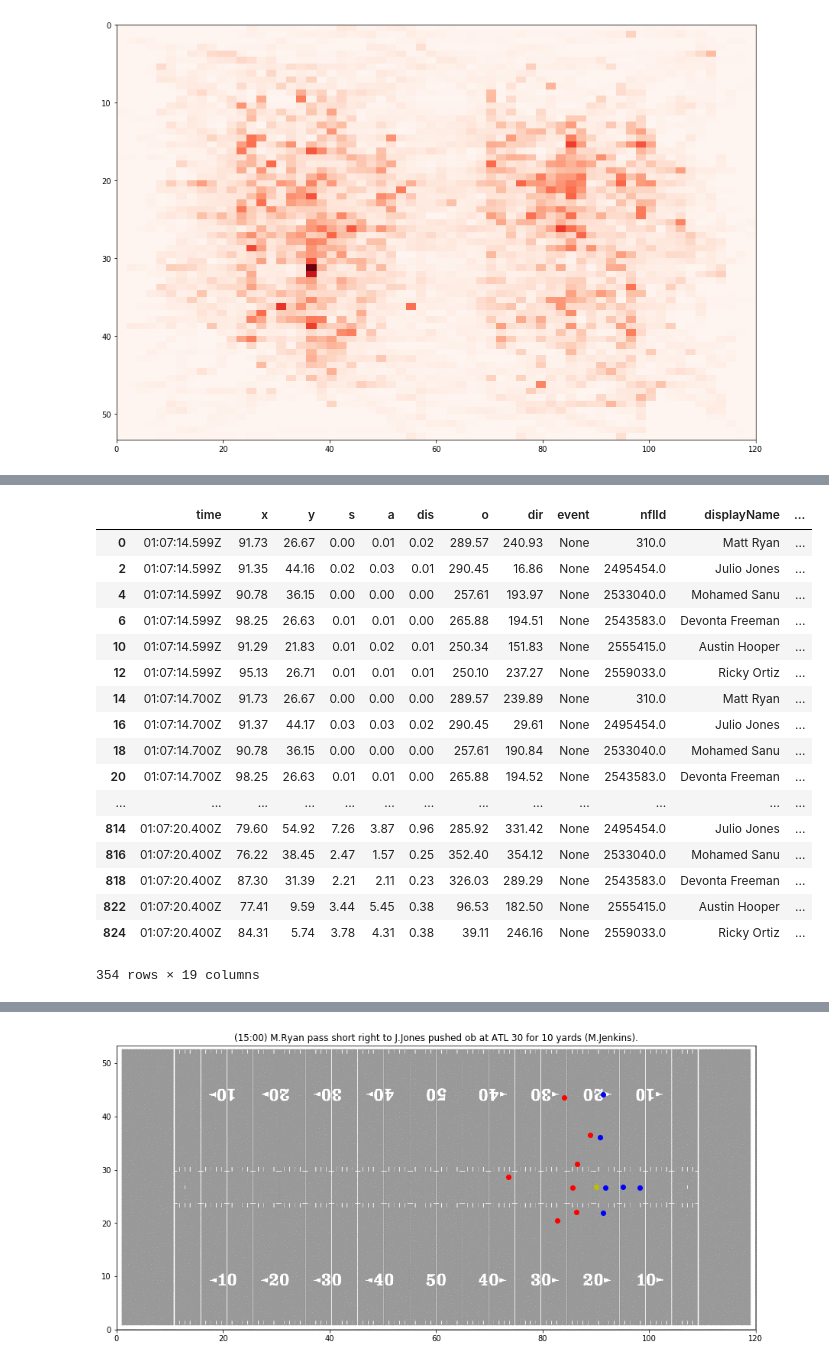
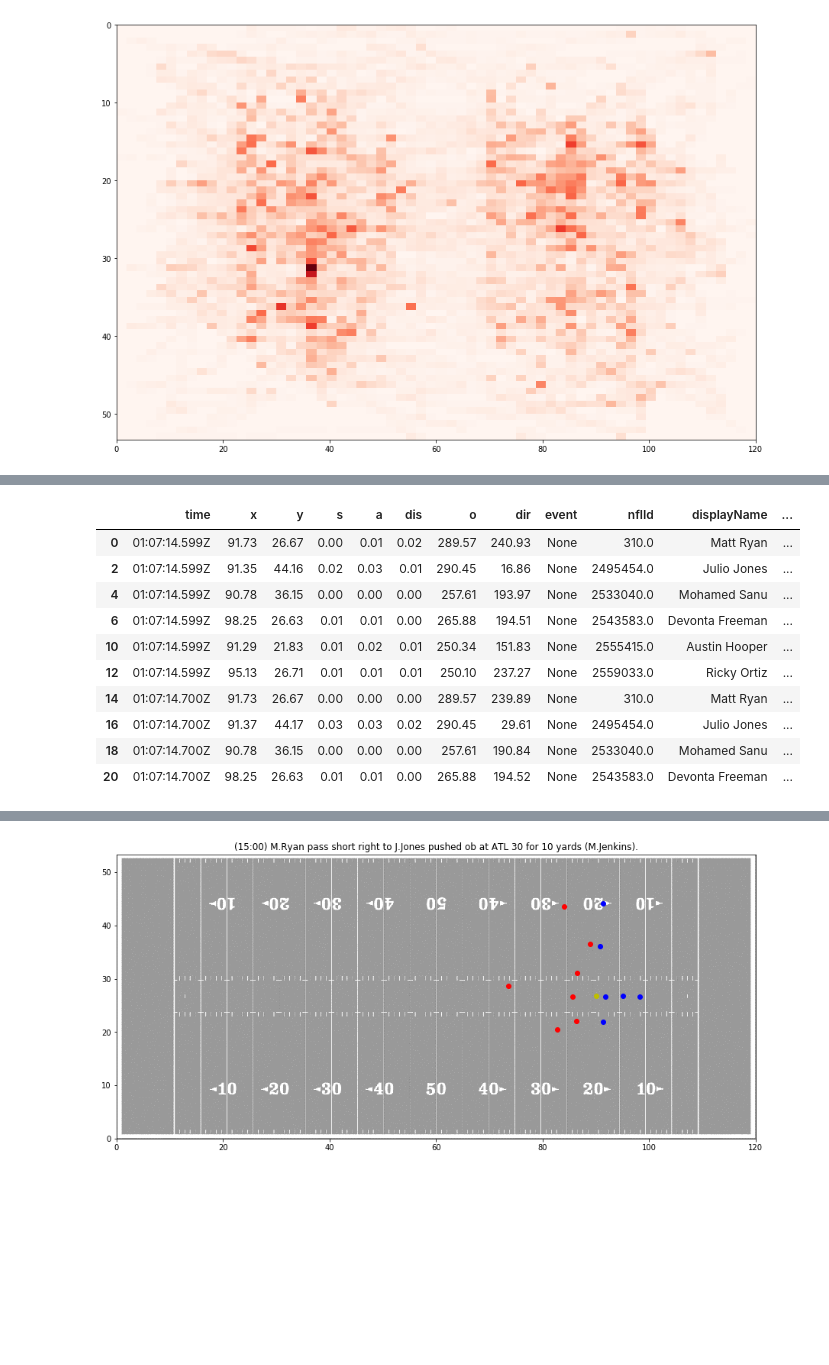
Before and after one commit to sidthakur08/nfl-big-data-bowl-2021, a Jupyter notebook: explore.ipynb, the cells around one changed output, grey strips where cells are left out. Saved outputs shown, nothing was run; the diff lists cells and outputs as text; code cells hidden in the pictures; blank space fills up the shorter version.

```diff
--- a/explore.ipynb
+++ b/explore.ipynb
@@ -315,21 +271,14 @@ track_play1_home
 # %%
-track_play1_away
+track_play1_away.head(10)
 # %% [output]
 |  | time | x | y | s | a | dis | o | dir | event | nflId | displayName | ... |
 | 0 | 01:07:14.599Z | 91.73 | 26.67 | 0.00 | 0.01 | 0.02 | 289.57 | 240.93 | None | 310.0 | Matt Ryan | ... |
 | 2 | 01:07:14.599Z | 91.35 | 44.16 | 0.02 | 0.03 | 0.01 | 290.45 | 16.86 | None | 2495454.0 | Julio Jones | ... |
 | 4 | 01:07:14.599Z | 90.78 | 36.15 | 0.00 | 0.00 | 0.00 | 257.61 | 193.97 | None | 2533040.0 | Mohamed Sanu | ... |
 | 6 | 01:07:14.599Z | 98.25 | 26.63 | 0.01 | 0.01 | 0.00 | 265.88 | 194.51 | None | 2543583.0 | Devonta Freeman | ... |
 | 10 | 01:07:14.599Z | 91.29 | 21.83 | 0.01 | 0.02 | 0.01 | 250.34 | 151.83 | None | 2555415.0 | Austin Hooper | ... |
 | 12 | 01:07:14.599Z | 95.13 | 26.71 | 0.01 | 0.01 | 0.01 | 250.10 | 237.27 | None | 2559033.0 | Ricky Ortiz | ... |
 | 14 | 01:07:14.700Z | 91.73 | 26.67 | 0.00 | 0.00 | 0.00 | 289.57 | 239.89 | None | 310.0 | Matt Ryan | ... |
 | 16 | 01:07:14.700Z | 91.37 | 44.17 | 0.03 | 0.03 | 0.02 | 290.45 | 29.61 | None | 2495454.0 | Julio Jones | ... |
 | 18 | 01:07:14.700Z | 90.78 | 36.15 | 0.00 | 0.00 | 0.00 | 257.61 | 190.84 | None | 2533040.0 | Mohamed Sanu | ... |
 | 20 | 01:07:14.700Z | 98.25 | 26.63 | 0.01 | 0.01 | 0.00 | 265.88 | 194.52 | None | 2543583.0 | Devonta Freeman | ... |
-| ... | ... | ... | ... | ... | ... | ... | ... | ... | ... | ... | ... | ... |
-| 814 | 01:07:20.400Z | 79.60 | 54.92 | 7.26 | 3.87 | 0.96 | 285.92 | 331.42 | None | 2495454.0 | Julio Jones | ... |
-| 816 | 01:07:20.400Z | 76.22 | 38.45 | 2.47 | 1.57 | 0.25 | 352.40 | 354.12 | None | 2533040.0 | Mohamed Sanu | ... |
-| 818 | 01:07:20.400Z | 87.30 | 31.39 | 2.21 | 2.11 | 0.23 | 326.03 | 289.29 | None | 2543583.0 | Devonta Freeman | ... |
-| 822 | 01:07:20.400Z | 77.41 | 9.59 | 3.44 | 5.45 | 0.38 | 96.53 | 182.50 | None | 2555415.0 | Austin Hooper | ... |
-| 824 | 01:07:20.400Z | 84.31 | 5.74 | 3.78 | 4.31 | 0.38 | 39.11 | 246.16 | None | 2559033.0 | Ricky Ortiz | ... |
-354 rows × 19 columns
```
Also changed, not shown: parts of 18 cells of this notebook.
